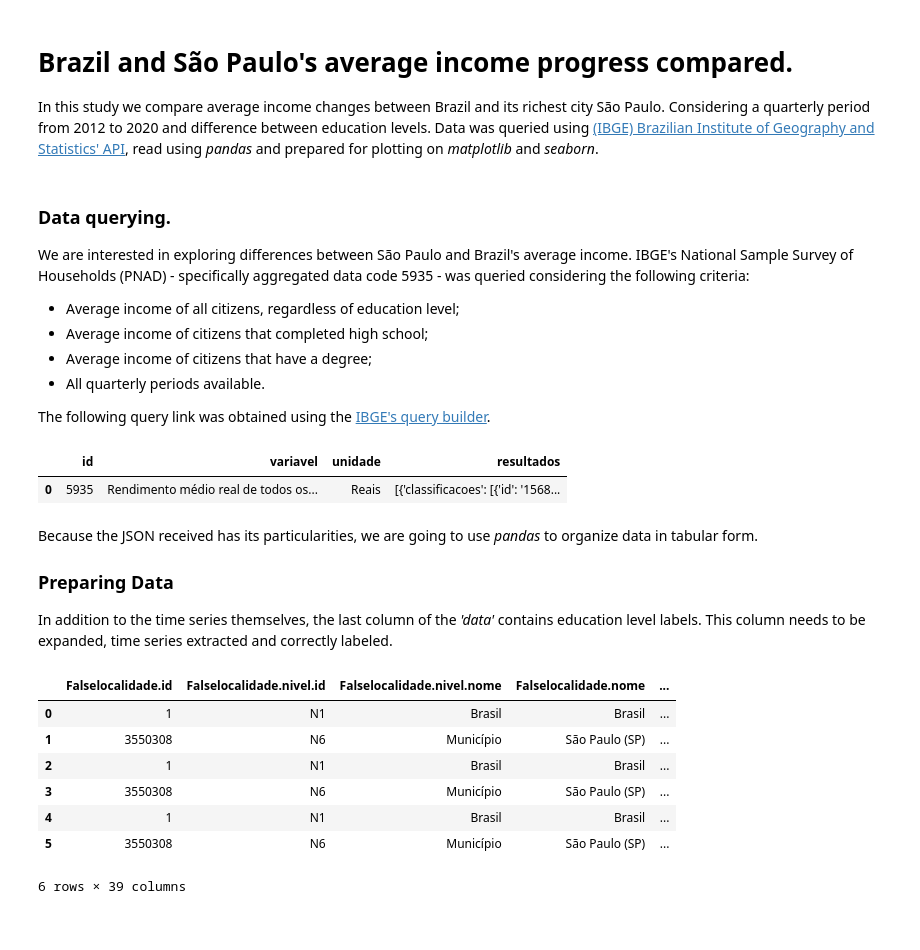
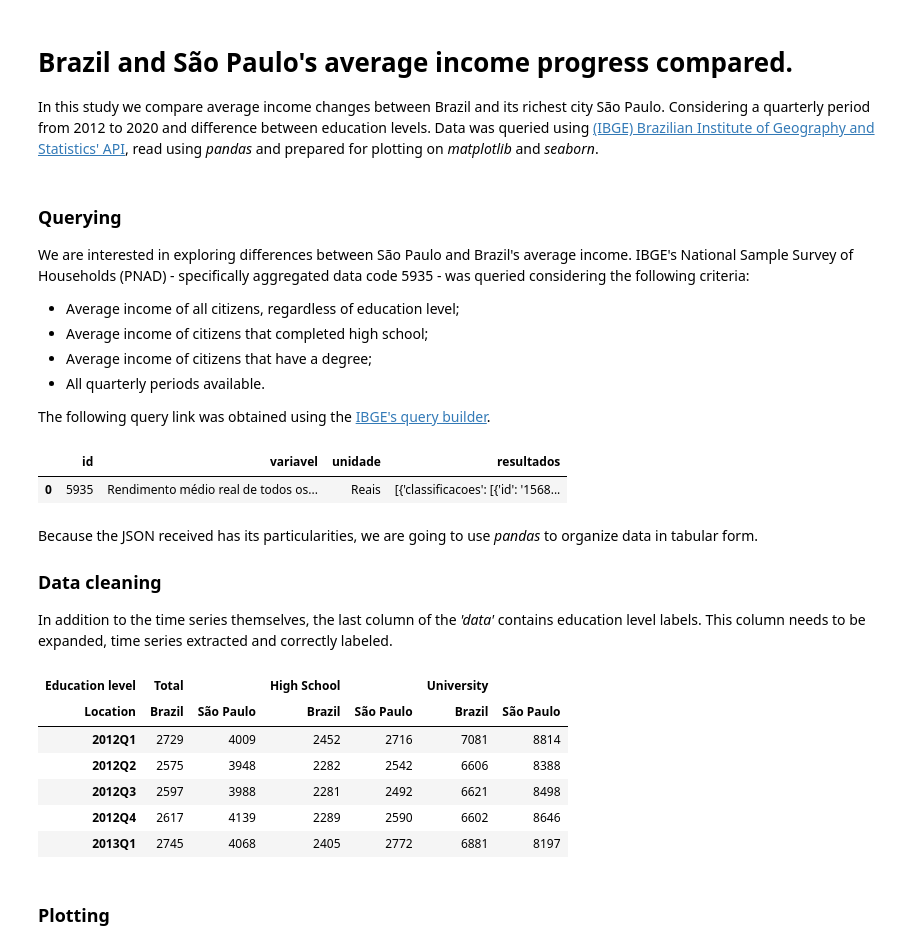
Before and after one commit to BPRateiro/Data-Science, a Jupyter notebook: PNADcIBGE.ipynb, the cells around one changed output. Drawn from its saved outputs; the diff is of its cells as text; code cells hidden in the pictures.

Commit message:
Data Cleaning complete.

```diff
--- a/PNADcIBGE.ipynb
+++ b/PNADcIBGE.ipynb
@@ -4,7 +4,7 @@
 In this study we compare average income changes between Brazil and its richest city São Paulo. Considering a quarterly period from 2012 to 2020 and difference between education levels.
 Data was queried using [(IBGE) Brazilian Institute of Geography and Statistics' API](https://servicodados.ibge.gov.br/api/docs/agregados?versao=3), read using *pandas* and prepared for plotting on *matplotlib* and *seaborn*.
 # %% [markdown]
-### Data querying.
+### Querying
 
 We are interested in exploring differences between São Paulo and Brazil's average income.
 IBGE's National Sample Survey of Households (PNAD) - specifically aggregated data code 5935 - was queried considering the following criteria:
@@ -27,36 +27,49 @@ data
 # %% [markdown]
 Because the JSON received has its particularities, we are going to use *pandas* to organize data in tabular form.
 
-### Preparing Data
+
+### Data cleaning
 
 In addition to the time series themselves, the last column of the *'data'* contains education level labels.
 This column needs to be expanded, time series extracted and correctly labeled.
 # %%
 # Normalizing json and finding series of interest, gathering useful data labels.
 average_income = pd.json_normalize(data.iloc[0,3],
                                    record_path='series',
                                    meta=['classificacoes'])
 
 # Extract category from nested JSON
 average_income['categoria']= average_income['classificacoes'].apply(lambda x:list(x['categoria'].values())[0])
 
-# # Dropping redundant columns, translating some names and setting category as new index
-# average_income = average_income.drop(columns=['localidade.id', 'localidade.nivel.id',
-#                                               'localidade.nivel.nome', 'classificacoes'])
-# average_income.replace({'Ensino médio completo ou equivalente': 'High School',
-#                         'Ensino superior completo ou equivalente': 'University',
-#                         'São Paulo (SP)': 'São Paulo',
-#                         'Brasil': 'Brazil'},
-#                        inplace = True)
-# average_income.set_index('categoria', inplace=True)
+# Dropping redundant columns and translating some names
+average_income = average_income.drop(columns=['localidade.id', 'localidade.nivel.id',
+                                              'localidade.nivel.nome', 'classificacoes'])
+average_income.replace({'Ensino médio completo ou equivalente': 'High School',
+                        'Ensino superior completo ou equivalente': 'University',
+                        'São Paulo (SP)': 'São Paulo',
+                        'Brasil': 'Brazil'},
+                       inplace = True)
 
-average_income
+# Changing columns names
+average_income.columns = average_income.columns.str.removeprefix('serie.')
+average_income.rename(columns={'categoria': 'Education level',
+                               'localidade.nome': 'Location'},
+                      inplace=True)
+average_income.set_index(['Education level', 'Location'], inplace=True)
+
+# Transposing and setting data type to integer
+average_income = average_income.T.astype('int32')
+
+# Converting integer index to quarterly periods
+average_income.index = pd.PeriodIndex(average_income.index.str.replace(r'0(\d)$', r'q\1', regex=True), freq='Q')
+average_income.head()
 # %% [output]
-|  | Falselocalidade.id | Falselocalidade.nivel.id | Falselocalidade.nivel.nome | Falselocalidade.nome | ... |
-| 0 | 1 | N1 | Brasil | Brasil | ... |
-| 1 | 3550308 | N6 | Município | São Paulo (SP) | ... |
-| 2 | 1 | N1 | Brasil | Brasil | ... |
-| 3 | 3550308 | N6 | Município | São Paulo (SP) | ... |
-| 4 | 1 | N1 | Brasil | Brasil | ... |
-| 5 | 3550308 | N6 | Município | São Paulo (SP) | ... |
+| Education level | Total |  | High School |  | University |  |
+| Location | Brazil | São Paulo | Brazil | São Paulo | Brazil | São Paulo |
+| 2012Q1 | 2729 | 4009 | 2452 | 2716 | 7081 | 8814 |
+| 2012Q2 | 2575 | 3948 | 2282 | 2542 | 6606 | 8388 |
+| 2012Q3 | 2597 | 3988 | 2281 | 2492 | 6621 | 8498 |
+| 2012Q4 | 2617 | 4139 | 2289 | 2590 | 6602 | 8646 |
+| 2013Q1 | 2745 | 4068 | 2405 | 2772 | 6881 | 8197 |
-6 rows × 39 columns
+# %% [markdown]
+### Plotting
```
Also changed, not shown: parts of 1 cell of this notebook.
